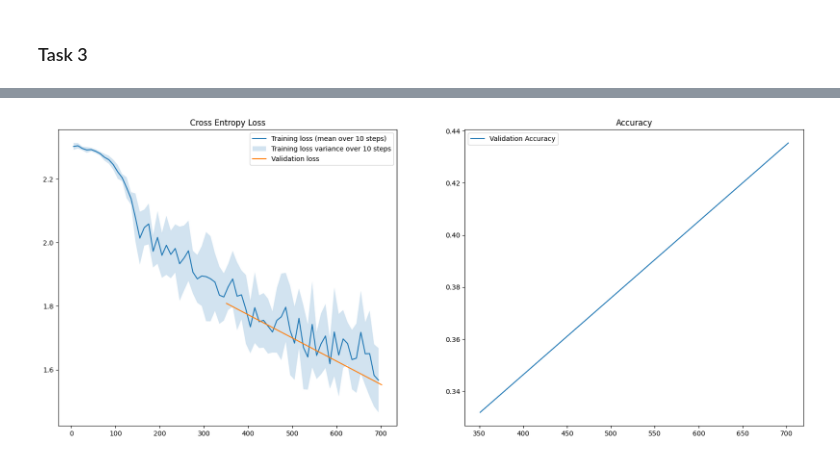
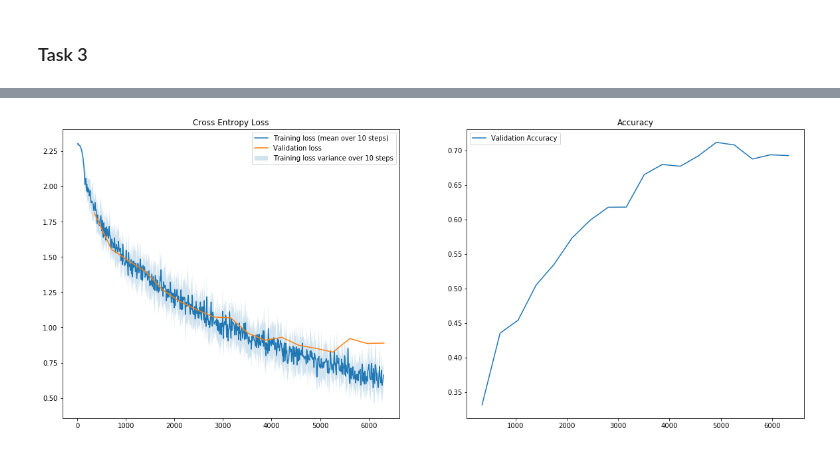
Before and after one commit to LouisLinnerud/TDT4265_2023, a Jupyter notebook: assignment3/task3.ipynb, the cells around one changed output, grey strips where cells are left out. Saved outputs shown, nothing was run; the diff lists cells and outputs as text; code cells hidden in the pictures.

```diff
--- a/assignment3/task3.ipynb
+++ b/assignment3/task3.ipynb
@@ -118,7 +118,7 @@ def create_plots(trainer: Trainer, name: str):
     plt.show()
 # %%
 utils.set_seed(0)
-epochs = 1
+epochs = 10
 batch_size = 64
 learning_rate = 2e-2
 early_stop_count = 4
@@ -155,4 +155,4 @@ Epoch: 0, Batches per seconds: 6.40, Global step:    702, Validation Loss: 1.55,
-[figure, old version]
+[figure, new version]
 # %%
 training_loss, training_accuracy = compute_loss_and_accuracy(trainer.dataloader_train, trainer.model, trainer.loss_criterion)
 validation_loss, validation_accuracy = compute_loss_and_accuracy(trainer.dataloader_val, trainer.model, trainer.loss_criterion)
```
Also changed, not shown: parts of 2 cells of this notebook, 8 other files.
